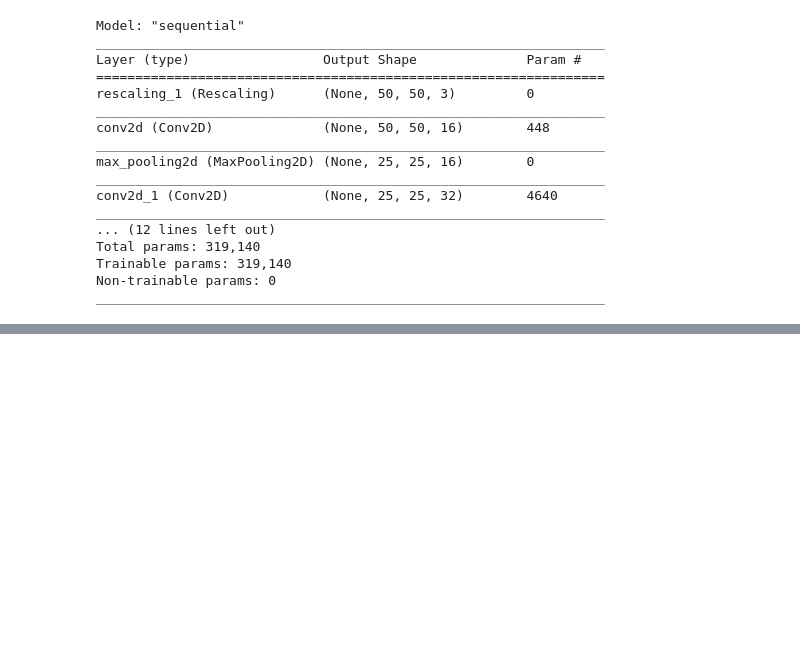
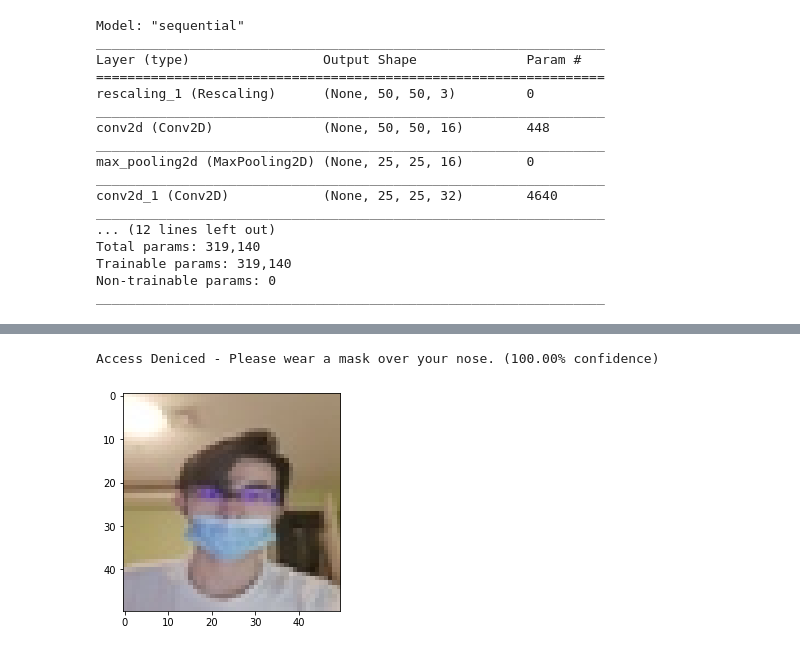
Before and after one commit to BenjaminAlpert/Face-Mask-Detection-Software, a Jupyter notebook: final-project.ipynb, the cells around one changed output, grey strips where cells are left out. Drawn from its saved outputs; the diff is of its cells as text; code cells hidden in the pictures; blank space fills up the shorter version.

```diff
--- a/final-project.ipynb
+++ b/final-project.ipynb
@@ -326,0 +327,5 @@ Access Denied - Please wear a mask (98.05% confidence)
+# %%
+predict("faces/zunyi/2.jpg")
+# %% [output]
+Access Deniced - Please wear a mask over your nose. (100.00% confidence)
+[figure, added]
```
Also changed, not shown: parts of 18 cells of this notebook, 5 other files.
